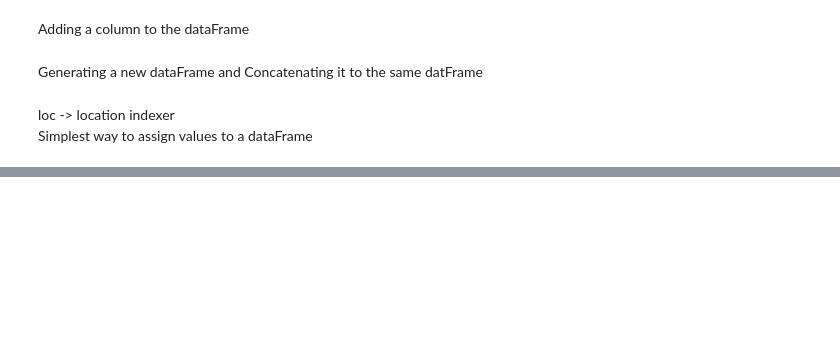
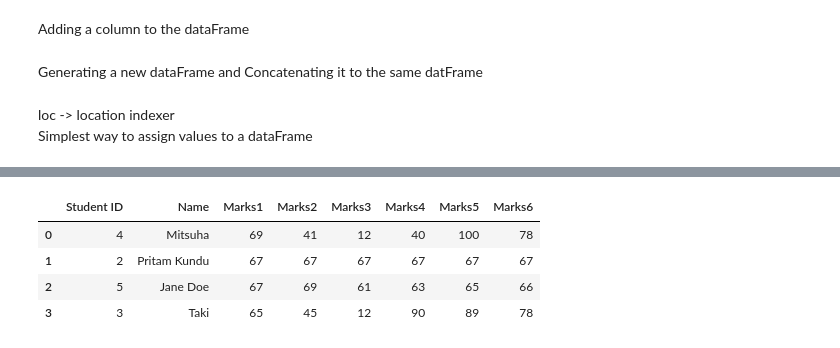
Before and after one commit to warmachine028/university-skills, a Jupyter notebook: Artificial Intelligence and Machine Learning/week 2.ipynb, the cells around one changed output, grey strips where cells are left out. Saved outputs shown, nothing was run; the diff lists cells and outputs as text; code cells hidden in the pictures; blank space fills up the shorter version.

```diff
--- a/Artificial Intelligence and Machine Learning/week 2.ipynb
+++ b/Artificial Intelligence and Machine Learning/week 2.ipynb
@@ -58,0 +63,10 @@ df
+# %%
+# Rectifying Indices
+df.index += 1
+df.sort_index()
+# %% [output]
+|  | Student ID | Name | Marks1 | Marks2 | Marks3 | Marks4 | Marks5 | Marks6 |
+| 0 | 4 | Mitsuha | 69 | 41 | 12 | 40 | 100 | 78 |
+| 1 | 2 | Pritam Kundu | 67 | 67 | 67 | 67 | 67 | 67 |
+| 2 | 5 | Jane Doe | 67 | 69 | 61 | 63 | 65 | 66 |
+| 3 | 3 | Taki | 65 | 45 | 12 | 90 | 89 | 78 |
```
Also changed, not shown: parts of 11 cells of this notebook, 6 other files.
